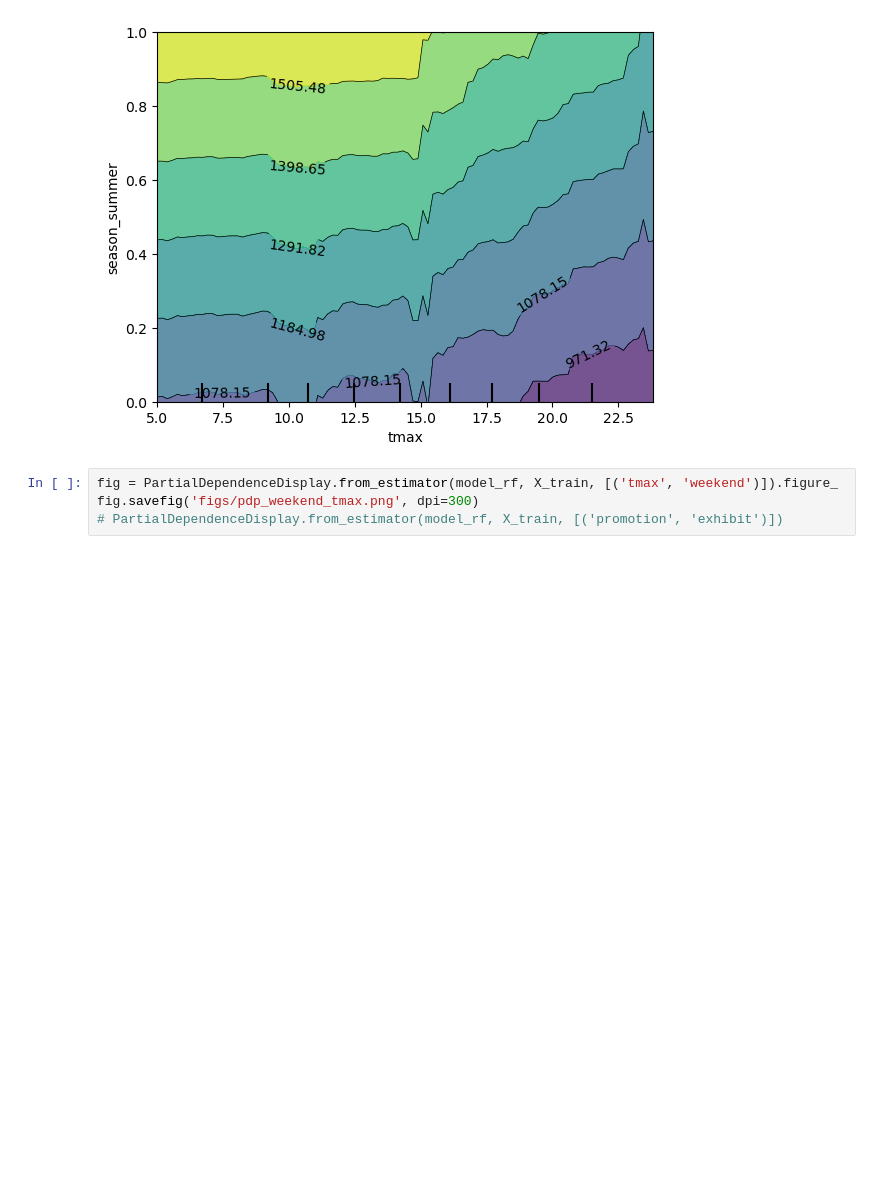
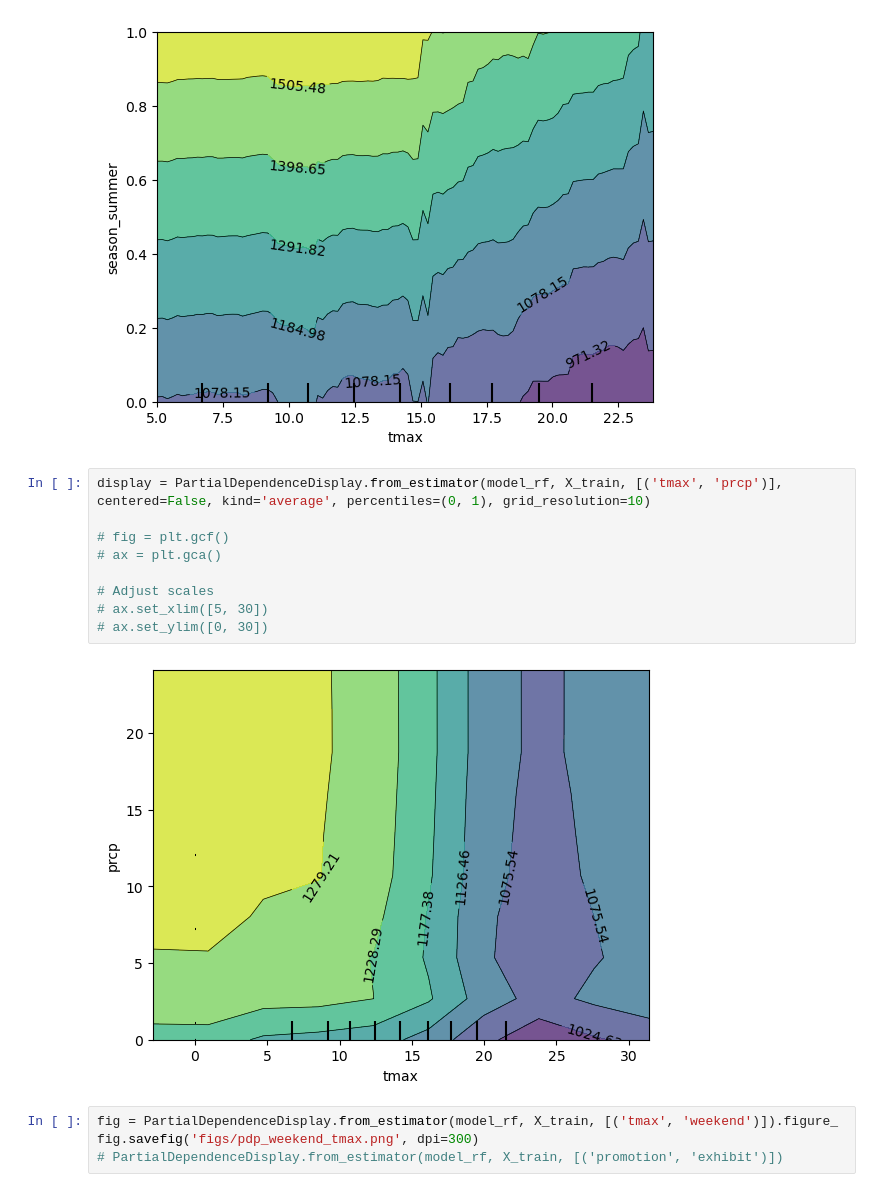
Before and after one commit to celiason/museum-visitor-model, a Jupyter notebook: sentiment.ipynb, the cells around one changed output. Drawn from its saved outputs; the diff is of its cells as text; blank space fills up the shorter version.

```diff
--- a/sentiment.ipynb
+++ b/sentiment.ipynb
@@ -1358,6 +1338,17 @@ fig = PartialDependenceDisplay.from_estimator(model_rf, X_train, [('tmax', 'seas
 fig.savefig('figs/pdp_summer_tmax.png', dpi=300)
 # %% [output]
 [figure]
+# %%
+display = PartialDependenceDisplay.from_estimator(model_rf, X_train, [('tmax', 'prcp')], centered=False, kind='average', percentiles=(0, 1), grid_resolution=10)
+
+# fig = plt.gcf()
+# ax = plt.gca()
+
+# Adjust scales
+# ax.set_xlim([5, 30])
+# ax.set_ylim([0, 30])
+# %% [output]
+[figure, added]
 # %%
 fig = PartialDependenceDisplay.from_estimator(model_rf, X_train, [('tmax', 'weekend')]).figure_
 fig.savefig('figs/pdp_weekend_tmax.png', dpi=300)
```
Also changed, not shown: parts of 2 cells of this notebook, 1 other file.
